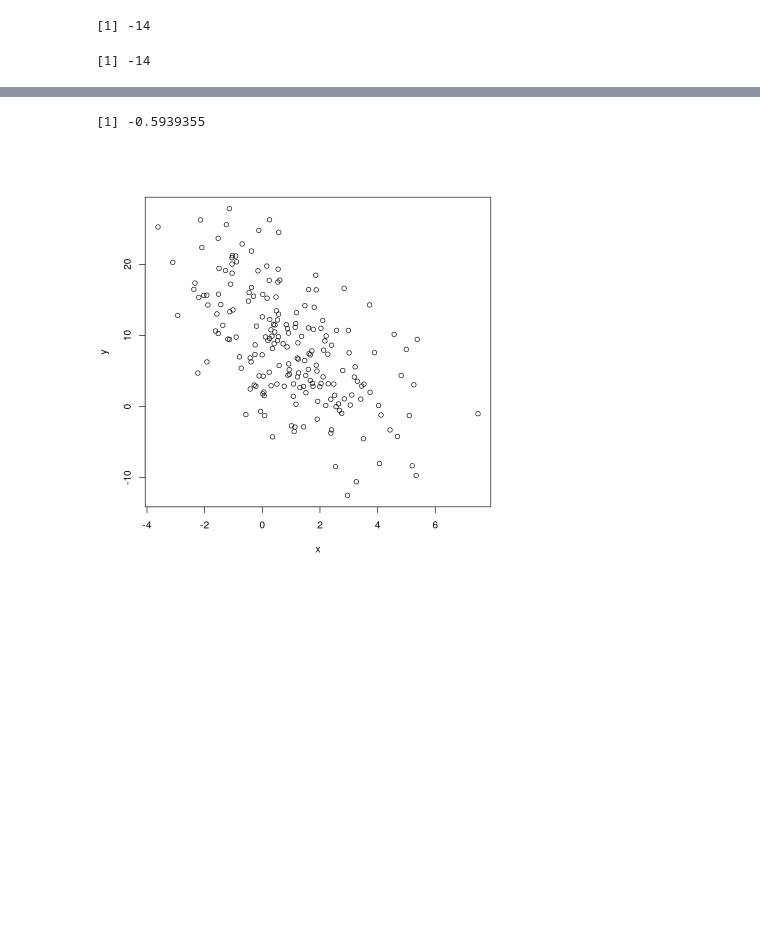
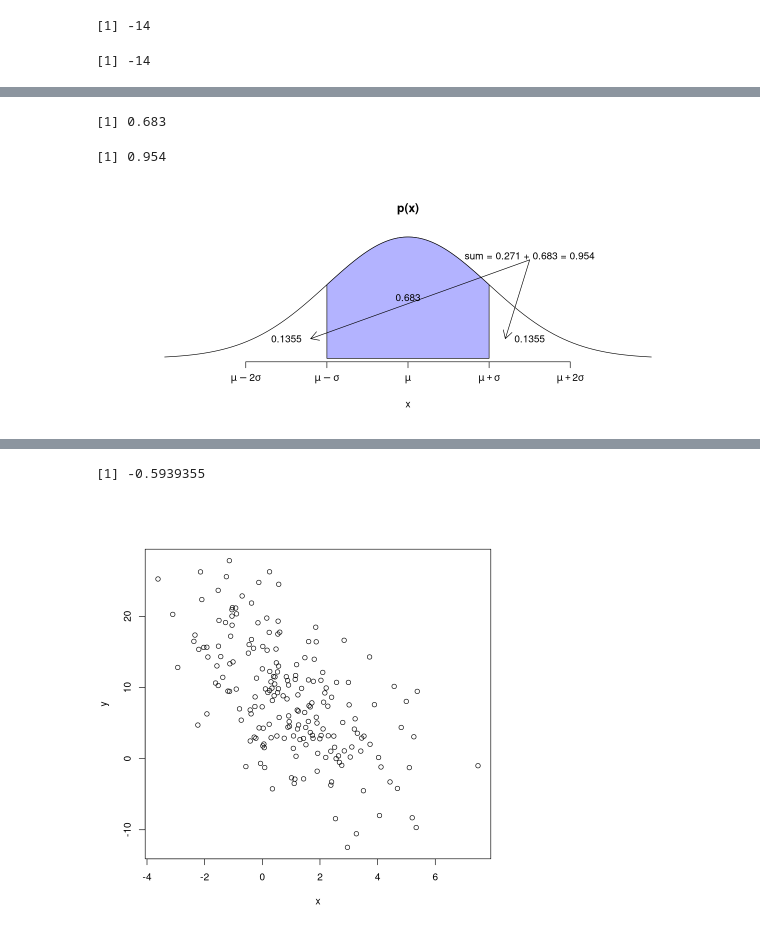
Before and after one commit to jealcalat/Analisis_multivariado-deprecated-, a Jupyter notebook: 2_modelos_multivariados/2.2_distribucion_multinormal.ipynb, the cells around one changed output, grey strips where cells are left out. Cells and saved outputs as stored; diff of their text form; code cells hidden in the pictures; blank space fills up the shorter version.

```diff
--- a/2_modelos_multivariados/2.2_distribucion_multinormal.ipynb
+++ b/2_modelos_multivariados/2.2_distribucion_multinormal.ipynb
@@ -317,0 +345,52 @@ A matrix: 3 × 3 of type dbl
+# %%
+# dado que la distribución es simétrica, p(mu - sigma <= X <= mu+sigma)
+# la región mu-sigma es igual que mu+sigma, por lo tanto, es suficiente
+# con restarle a 1 la probabilidad p(mu-sigma <= X) * 2
+(1 - (pnorm(-1, mean = 0, sd = 1)) * 2) |> round(3)
+(1 - (pnorm(-2, mean = 0, sd = 1)) * 2) |> round(3)
+# %% [output]
+[1] 0.683
+[1] 0.954
+# %%
+# fijar tamaño de gráficos
+options(repr.plot.width = 10, repr.plot.height = 4)
+# graficar normal
+curve(dnorm(x),
+  from = -3, to = 3,
+  axes = FALSE,
+  ylab = "",
+  main = "p(x)",
+  panel.first = {
+    axis(1,
+      at = c(-2:2),
+      labels = parse(text = c("mu-2*sigma", "mu-sigma", "mu", "mu+sigma", "mu+2*sigma"))
+    )
+  }
+)
+
+plot_area_normal(
+  from_x = -1,
+  to_x = 1
+)
+x_lab <- c(-3/2, 0, 3/2)
+y_lab <- dnorm(x_lab)/2
+text(
+  x = x_lab,
+  y = y_lab,
+  labels = c((0.954 - 0.683)/2, 0.683, (0.954 - 0.683)/2)
+)
+arrows(
+  x0 = c(x_lab[1] * 0.8, x_lab[3] * 0.8),
+  y0 = c(y_lab[1], y_lab[3]),
+  x1 = rep(1.5, 2),
+  y1 = dnorm(rep(1.5, 2)) * 2.5,
+  length = 0.15,
+  code = 1
+)
+text(
+  x = 1.5,
+  y = dnorm(1.5) * 2.6,
+  label = glue::glue('sum = {(0.954 - 0.683)} + 0.683 = {0.683 + (0.954 - 0.683)}')
+)
+# %% [output]
+[figure, added]
```
Also changed, not shown: parts of 8 cells of this notebook, 2 other files.
